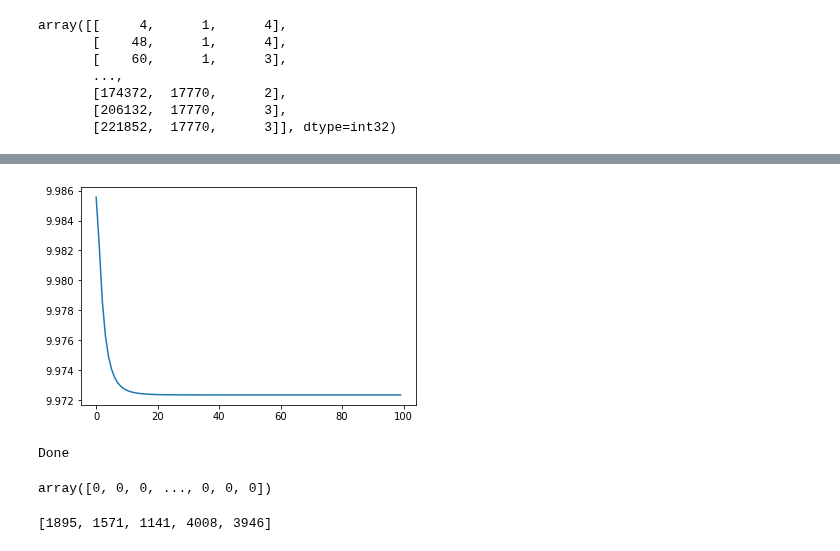
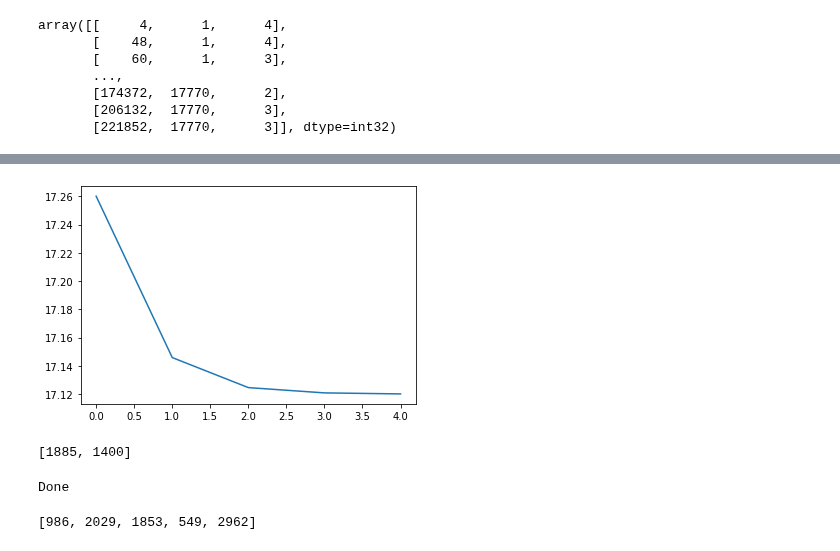
Before and after one commit to Ellana42/cloud_computing, a Jupyter notebook: matrix_completion_recommender_system/recommender_system_exemple_of_use.ipynb, the cells around one changed output, grey strips where cells are left out. Cells and saved outputs as stored; diff of their text form; code cells hidden in the pictures.

```diff
--- a/matrix_completion_recommender_system/recommender_system_exemple_of_use.ipynb
+++ b/matrix_completion_recommender_system/recommender_system_exemple_of_use.ipynb
@@ -168,7 +168,7 @@ class recommender_system:
   def save_model(self, path):
     '''Save a pickled version of the model's parameters
     path : path under which to save pickled parameters'''
-    to_save = [self.first_mat.tolist(), self.second_mat.tolist(), self.k]
+    to_save = [self.first_mat.tolist(), self.second_mat.tolist(), self.k, self.tested_items]
     with open(path,"wb") as f:
       pickle.dump(to_save, f)
     print("Done")
@@ -182,6 +182,7 @@ class recommender_system:
     self.first_mat = np.array(parameters[0]).astype(int)
     self.second_mat = np.array(parameters[1]).astype(int)
     self.k = parameters[2]
+    self.tested_items = parameters[3]
 
 
   def get_nearest_neighbors(self, user_rating, nb_neighbors):
@@ -298,12 +307,12 @@ array([[     4,      1,      4],
        [221852,  17770,      3]], dtype=int32)
 # %%
 #Create recommender system with latent dimension k = 100, learning rate of 0.0001 and regularization parameter of 1
-rec_sys = recommender_system(100, 0.0001, 1)
+rec_sys = recommender_system(300, 0.0001, 5)
 # %%
 #Load users with index <5000, items with index <5000
-rec_sys.load_sparse_data(test, nb_rows_to_keep = 5000, nb_cols_to_keep = 5000, correct_shape = True)
+rec_sys.load_sparse_data(test, nb_rows_to_keep = 5000, nb_cols_to_keep = 3000, correct_shape = True)
 # %%
 #Train model above for 100 epochs
-n_epochs = 100
+n_epochs = 5
 losses = rec_sys.matrix_factorization(n_epochs)
 # %% [output]
@@ -327,9 +324,13 @@ RMSE after epoch is : 9.972357054101876
 # %%
 #Evolution of loss over epochs
-plt.plot(range(100),losses)
+plt.plot(range(10),losses)
 plt.show()
 # %% [output]
-[figure, old version]
+[figure, new version]
+# %%
+rec_sys.get_recommendation(3)
+# %% [output]
+[1885, 1400]
 # %%
 #Save results of model
 rec_sys.save_model("/content/reduced_netflix_model.pickle")
@@ -341,12 +342,10 @@ recommend_system_from_weights = recommender_system(100, 0.0001, 1)
 recommend_system_from_weights.load_model("/content/reduced_netflix_model.pickle")
 # %%
 #generated new toy user, rating vector is of size 4997
-new_user = generate_ratings(1,4997,10,30)[0]
-new_user
+new_user_1 = generate_ratings(1,2993,min_nb_recomm=100,max_nb_recomm=120)[0]
+new_user_2 = generate_ratings(1,2993,100,120, seed=15)[0]
-# %% [output]
-array([0, 0, 0, ..., 0, 0, 0])
 # %%
 #get recommendations for user
-recommend_system_from_weights.get_recommendation_new_user(new_user,5)
+recommend_system_from_weights.get_recommendation_new_user(new_user_1,5,50)
 # %% [output]
-[1895, 1571, 1141, 4008, 3946]
+[986, 2029, 1853, 549, 2962]
```
Also changed, not shown: parts of 6 cells of this notebook, 3 other files.
